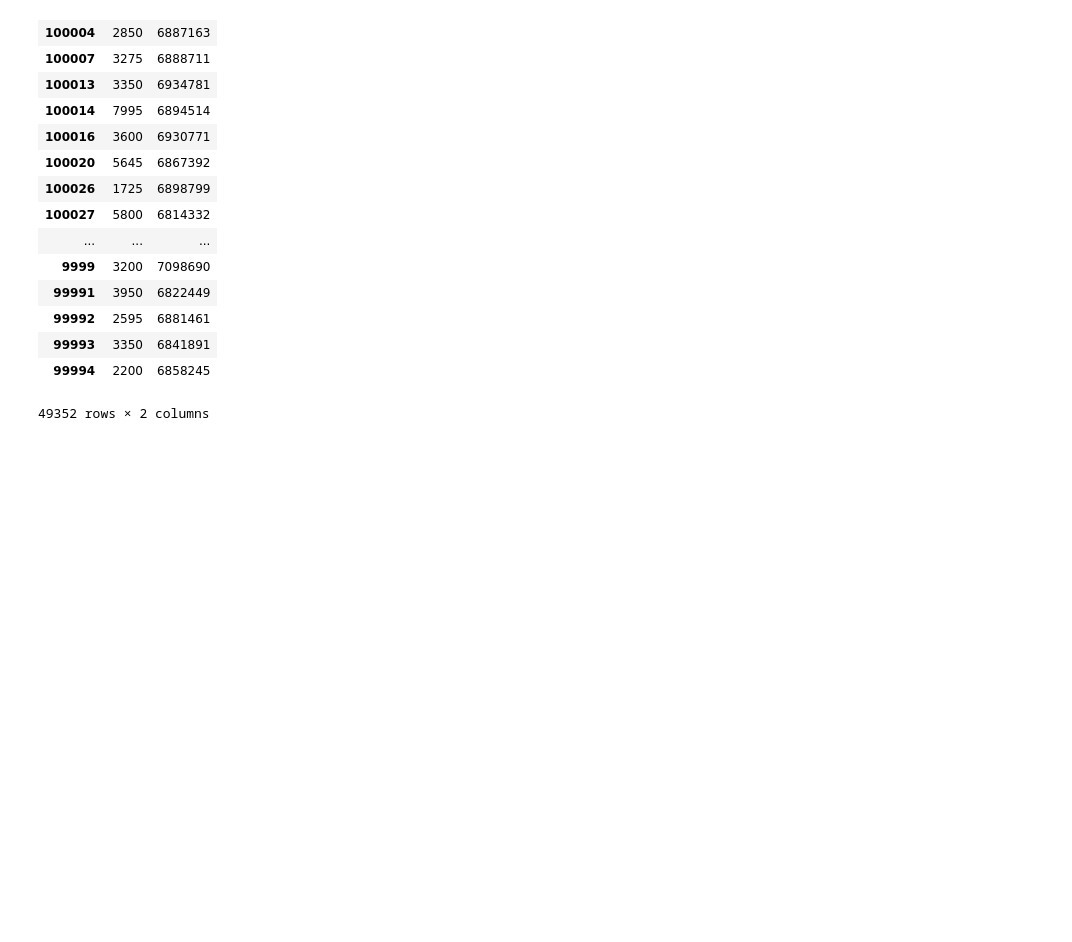
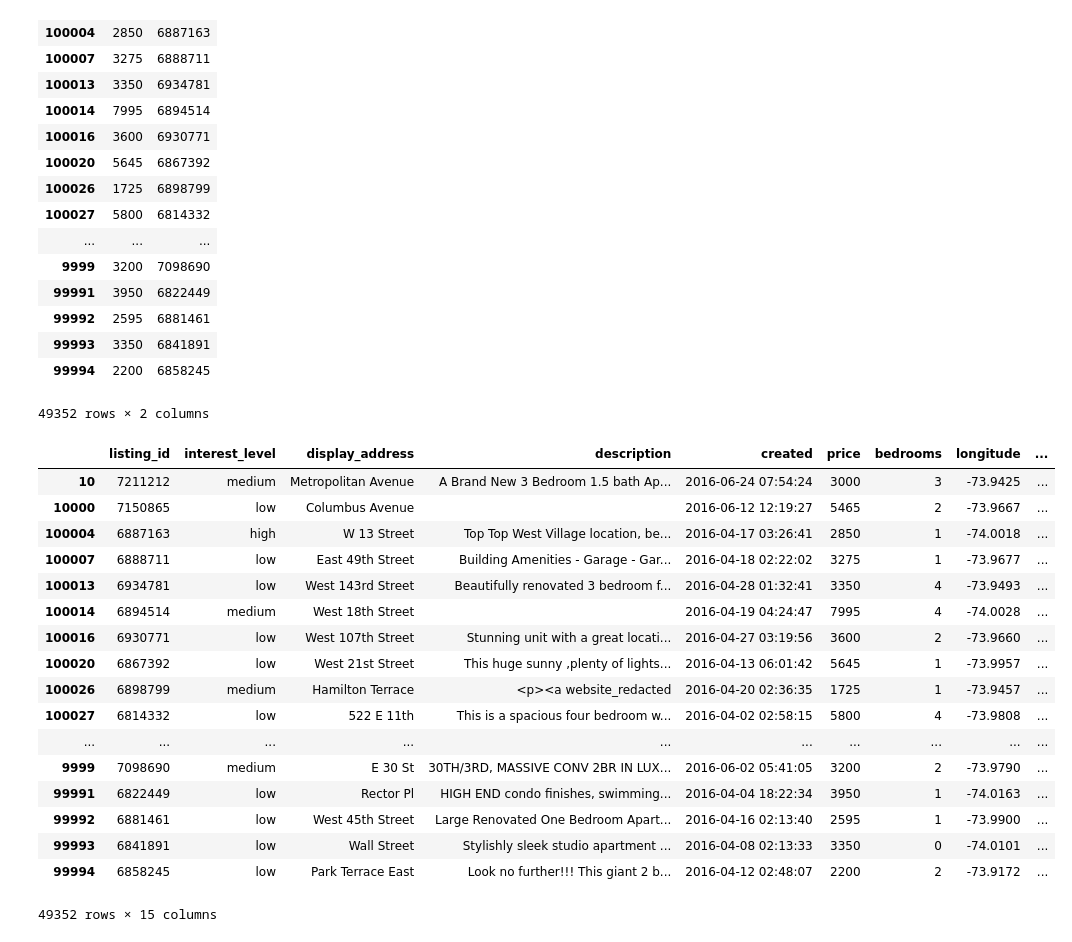
Before and after one commit to pearlmiumiu/kaggle_two_sigma_rental, a Jupyter notebook: two_sigma_rental_listing_analysis.ipynb, the cells around one changed output. Drawn from its saved outputs; the diff is of its cells as text; code cells hidden in the pictures; blank space fills up the shorter version.

```diff
--- a/two_sigma_rental_listing_analysis.ipynb
+++ b/two_sigma_rental_listing_analysis.ipynb
@@ -77,0 +90,29 @@ pd.concat([p, L], axis=1)
+# %%
+def dict_to_pd_frame(d,cols):
+    result=[]
+    for col in cols:
+        result.append(pd.Series(d[col],name=col))
+    return pd.concat(result, axis=1)
+
+df=dict_to_pd_frame(d,d.keys())
+# %%
+df
+# %% [output]
+|  | listing_id | interest_level | display_address | description | created | price | bedrooms | longitude | ... |
+| 10 | 7211212 | medium | Metropolitan Avenue | A Brand New 3 Bedroom 1.5 bath Ap... | 2016-06-24 07:54:24 | 3000 | 3 | -73.9425 | ... |
+| 10000 | 7150865 | low | Columbus Avenue |  | 2016-06-12 12:19:27 | 5465 | 2 | -73.9667 | ... |
+| 100004 | 6887163 | high | W 13 Street | Top Top West Village location, be... | 2016-04-17 03:26:41 | 2850 | 1 | -74.0018 | ... |
+| 100007 | 6888711 | low | East 49th Street | Building Amenities - Garage - Gar... | 2016-04-18 02:22:02 | 3275 | 1 | -73.9677 | ... |
+| 100013 | 6934781 | low | West 143rd Street | Beautifully renovated 3 bedroom f... | 2016-04-28 01:32:41 | 3350 | 4 | -73.9493 | ... |
+| 100014 | 6894514 | medium | West 18th Street |  | 2016-04-19 04:24:47 | 7995 | 4 | -74.0028 | ... |
+| 100016 | 6930771 | low | West 107th Street | Stunning unit with a great locati... | 2016-04-27 03:19:56 | 3600 | 2 | -73.9660 | ... |
+| 100020 | 6867392 | low | West 21st Street | This huge sunny ,plenty of lights... | 2016-04-13 06:01:42 | 5645 | 1 | -73.9957 | ... |
+| 100026 | 6898799 | medium | Hamilton Terrace | <p><a website_redacted | 2016-04-20 02:36:35 | 1725 | 1 | -73.9457 | ... |
+| 100027 | 6814332 | low | 522 E 11th | This is a spacious four bedroom w... | 2016-04-02 02:58:15 | 5800 | 4 | -73.9808 | ... |
+| ... | ... | ... | ... | ... | ... | ... | ... | ... | ... |
+| 9999 | 7098690 | medium | E 30 St | 30TH/3RD, MASSIVE CONV 2BR IN LUX... | 2016-06-02 05:41:05 | 3200 | 2 | -73.9790 | ... |
+| 99991 | 6822449 | low | Rector Pl | HIGH END condo finishes, swimming... | 2016-04-04 18:22:34 | 3950 | 1 | -74.0163 | ... |
+| 99992 | 6881461 | low | West 45th Street | Large Renovated One Bedroom Apart... | 2016-04-16 02:13:40 | 2595 | 1 | -73.9900 | ... |
+| 99993 | 6841891 | low | Wall Street | Stylishly sleek studio apartment ... | 2016-04-08 02:13:33 | 3350 | 0 | -74.0101 | ... |
+| 99994 | 6858245 | low | Park Terrace East | Look no further!!! This giant 2 b... | 2016-04-12 02:48:07 | 2200 | 2 | -73.9172 | ... |
+49352 rows × 15 columns
```
Also changed, not shown: parts of 30 cells of this notebook, 1 other file.
